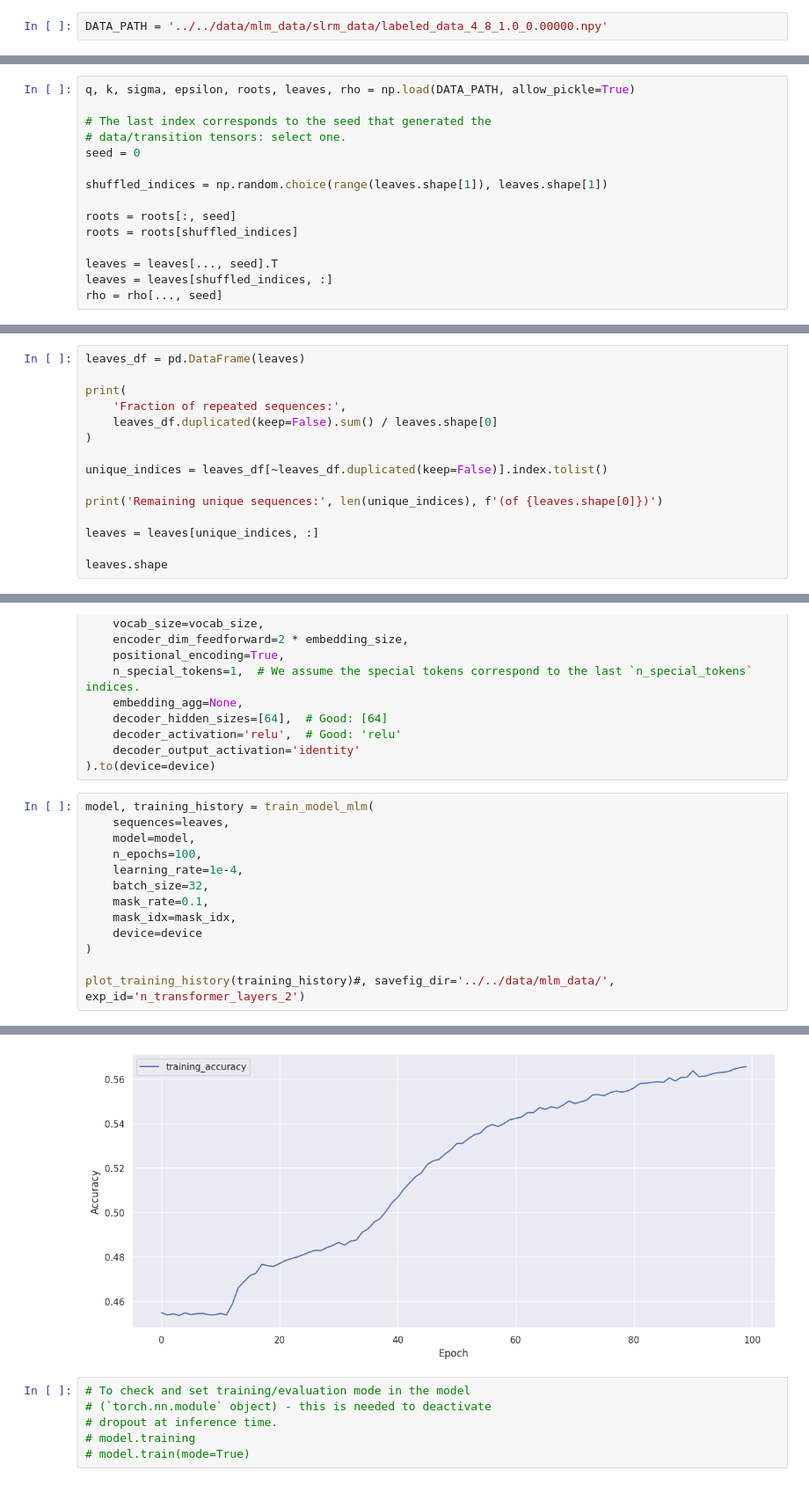
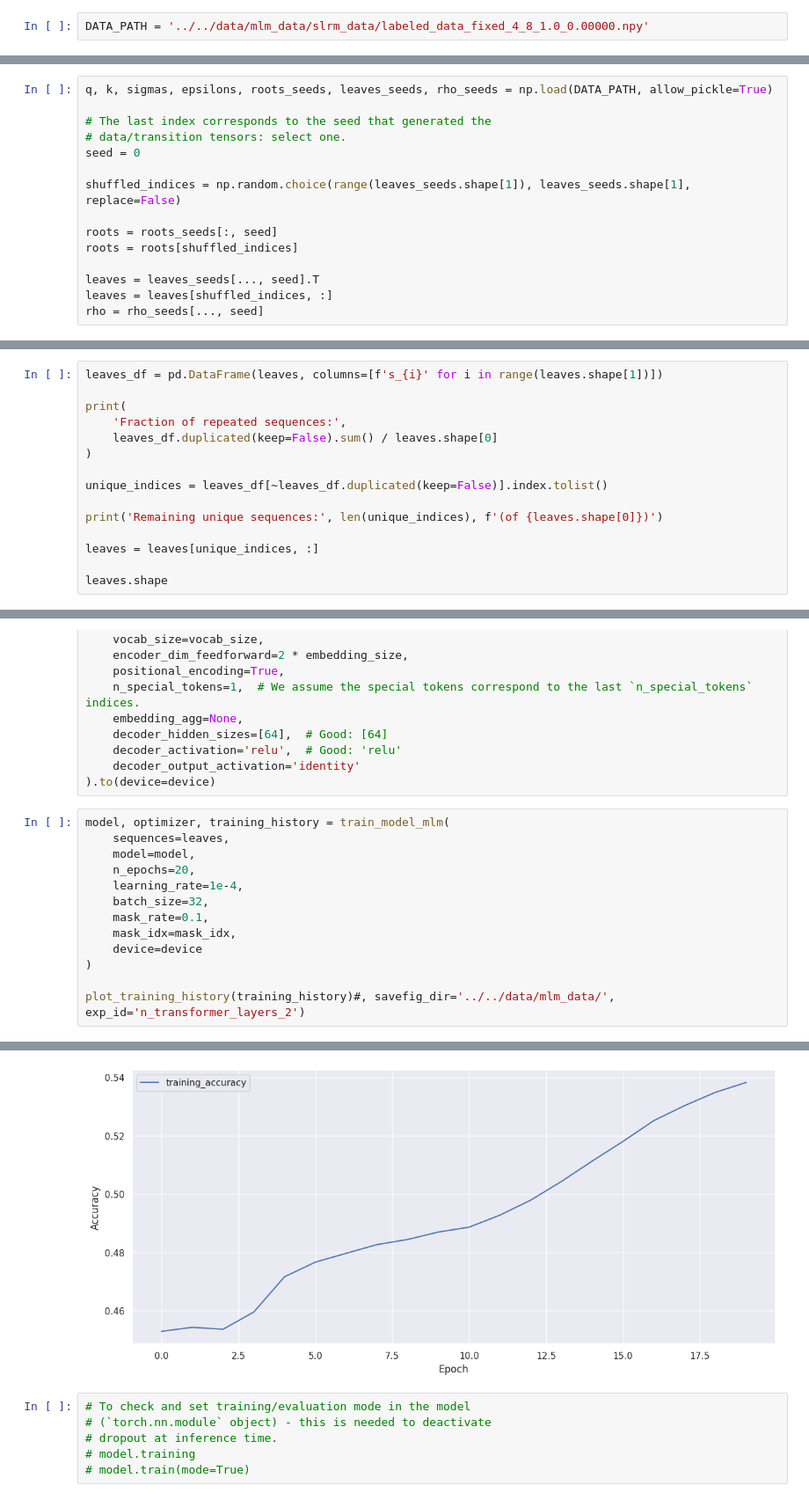
Before and after one commit to emanuele-moscato/tree-language, a Jupyter notebook: notebooks/language_modeling/encoder_pretraining.ipynb, the cells around one changed output, grey strips where cells are left out. Shown at 88% size. Cells and saved outputs as stored; diff of their text form.

```diff
--- a/notebooks/language_modeling/encoder_pretraining.ipynb
+++ b/notebooks/language_modeling/encoder_pretraining.ipynb
@@ -26,2 +23,2 @@ The autoreload extension is already loaded. To reload it, use:
 # %%
-DATA_PATH = '../../data/mlm_data/slrm_data/labeled_data_4_8_1.0_0.00000.npy'
+DATA_PATH = '../../data/mlm_data/slrm_data/labeled_data_fixed_4_8_1.0_0.00000.npy'
@@ -31,26 +25,26 @@ q = 4
 # %% [markdown]
 Load data
 # %%
-q, k, sigma, epsilon, roots, leaves, rho = np.load(DATA_PATH, allow_pickle=True)
+q, k, sigmas, epsilons, roots_seeds, leaves_seeds, rho_seeds = np.load(DATA_PATH, allow_pickle=True)
 
 # The last index corresponds to the seed that generated the
 # data/transition tensors: select one.
 seed = 0
 
-shuffled_indices = np.random.choice(range(leaves.shape[1]), leaves.shape[1])
+shuffled_indices = np.random.choice(range(leaves_seeds.shape[1]), leaves_seeds.shape[1], replace=False)
 
-roots = roots[:, seed]
+roots = roots_seeds[:, seed]
 roots = roots[shuffled_indices]
 
-leaves = leaves[..., seed].T
+leaves = leaves_seeds[..., seed].T
 leaves = leaves[shuffled_indices, :]
-rho = rho[..., seed]
+rho = rho_seeds[..., seed]
 # %% [markdown]
 Drop the duplicated sequences.
 
 **Note:** this is **a possible choice**, not necessarily the best one - we might choose to keep some or all of the repetitions.
 # %%
-leaves_df = pd.DataFrame(leaves)
+leaves_df = pd.DataFrame(leaves, columns=[f's_{i}' for i in range(leaves.shape[1])])
 
 print(
     'Fraction of repeated sequences:',
@@ -106,10 +100,10 @@ model = TransformerClassifier(
     decoder_output_activation='identity'
 ).to(device=device)
 # %%
-model, training_history = train_model_mlm(
+model, optimizer, training_history = train_model_mlm(
     sequences=leaves,
     model=model,
-    n_epochs=100,
+    n_epochs=20,
     learning_rate=1e-4,
     batch_size=32,
     mask_rate=0.1,
@@ -125,4 +120,4 @@ plot_training_history(training_history)#, savefig_dir='../../data/mlm_data/', ex
-[figure, old version]
+[figure, new version]
 # %%
 # To check and set training/evaluation mode in the model
 # (`torch.nn.module` object) - this is needed to deactivate
```
Also changed, not shown: parts of 12 cells of this notebook, 3 other files.
